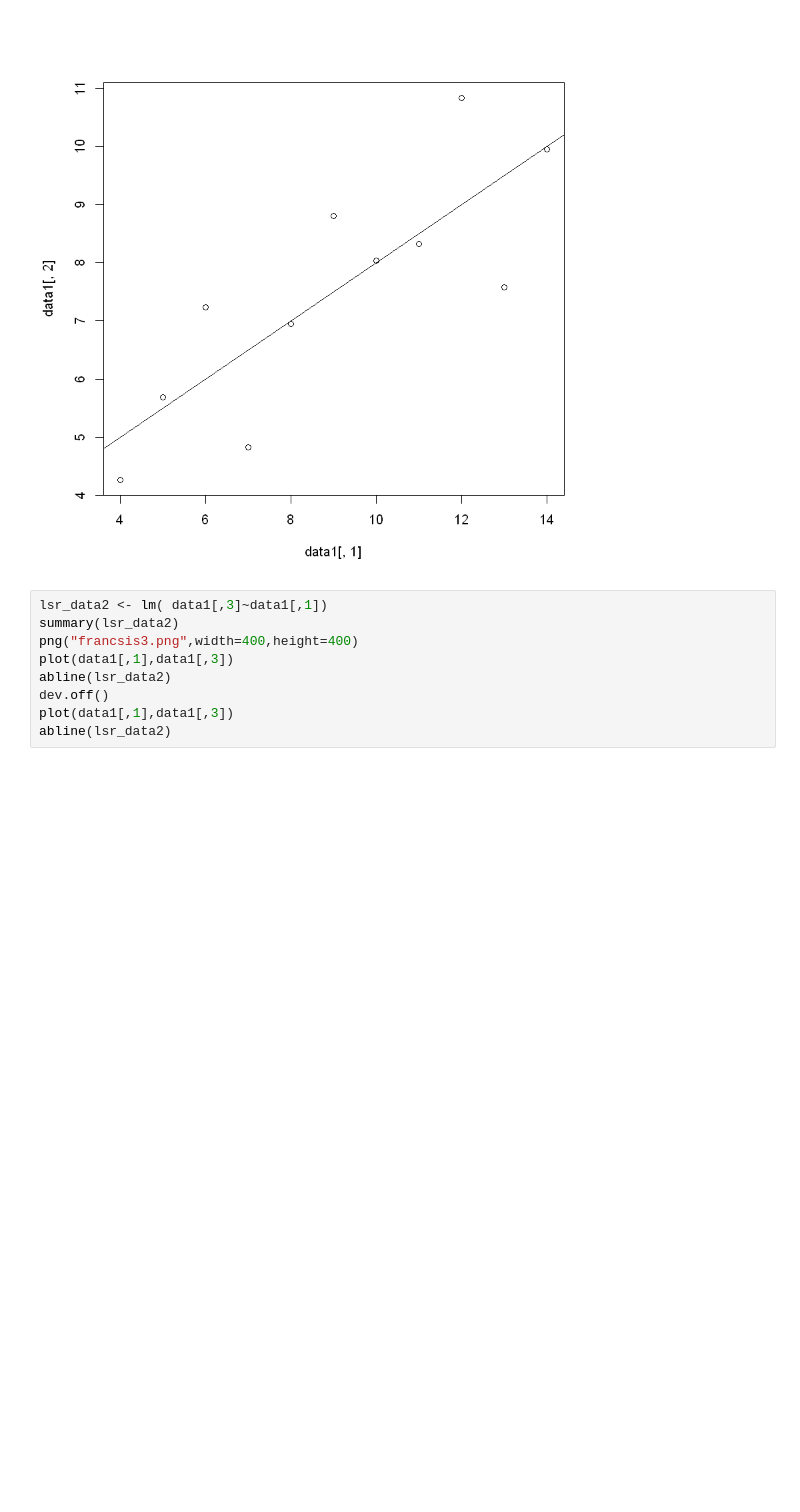
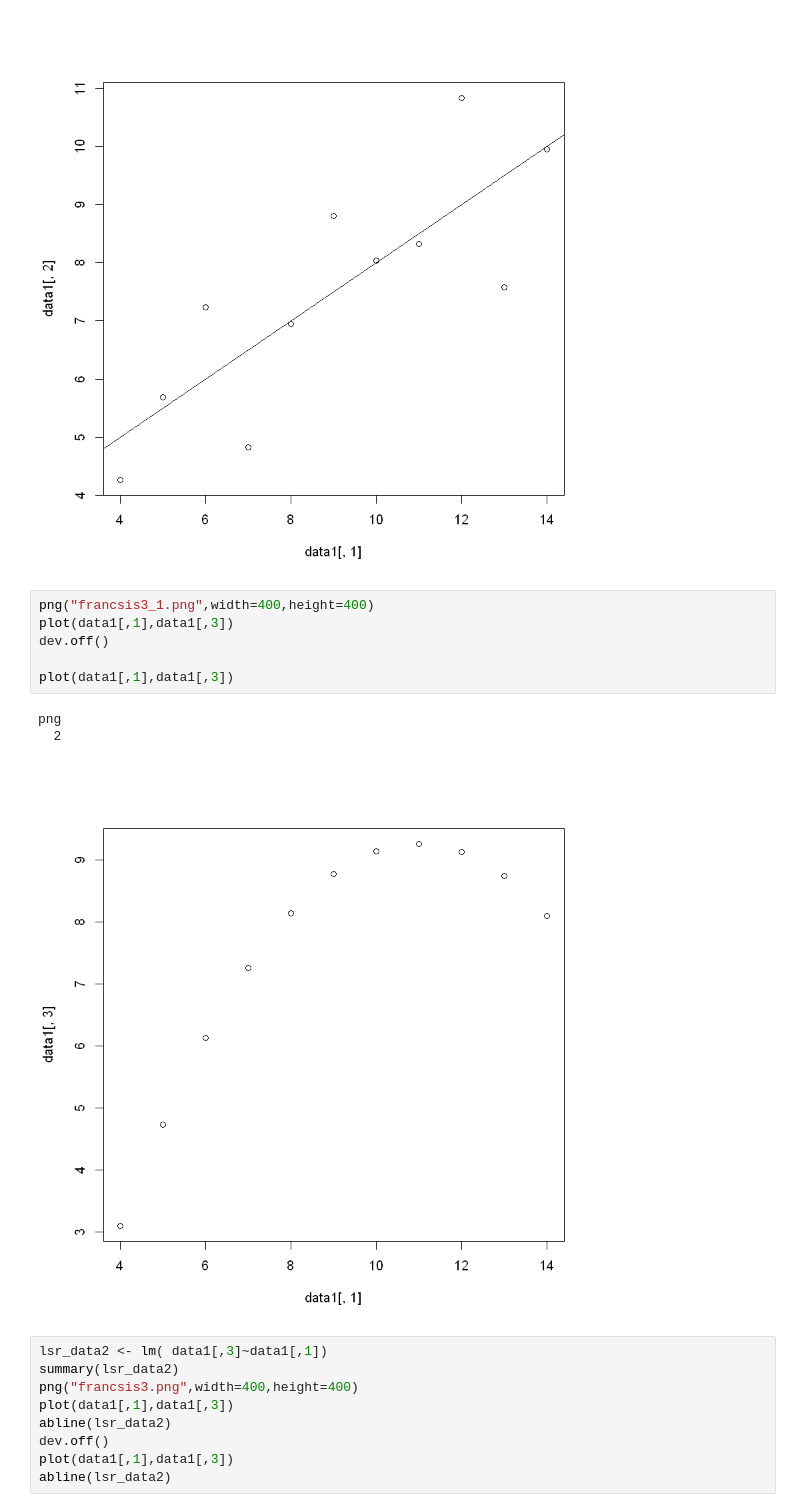
Before and after one commit to cosmosyoshihisa/jissen_data, a Jupyter notebook: Francsis.ipynb, the cells around one changed output. Drawn from its saved outputs; the diff is of its cells as text; blank space fills up the shorter version.

Commit message:
jissen_data

```diff
--- a/Francsis.ipynb
+++ b/Francsis.ipynb
@@ -64,6 +81,16 @@ F-statistic: 17.99 on 1 and 9 DF,  p-value: 0.00217
 png
   2
 [figure]
+# %%
+png("francsis3_1.png",width=400,height=400)
+plot(data1[,1],data1[,3])
+dev.off()
+
+plot(data1[,1],data1[,3])
+# %% [output]
+png
+  2
+[figure, added]
 # %%
 lsr_data2 <- lm( data1[,3]~data1[,1])
 summary(lsr_data2)
```
Also changed, not shown: parts of 4 cells of this notebook, 5 other files.
